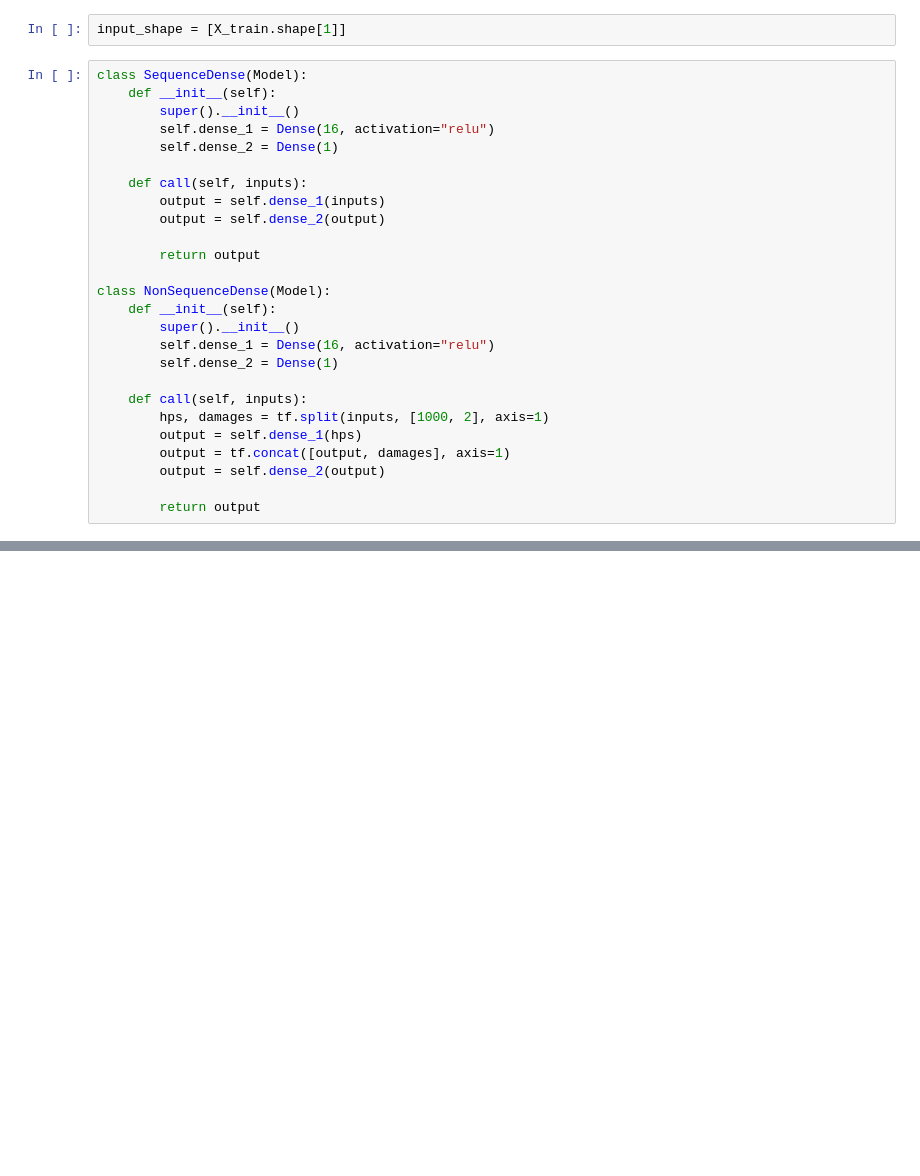
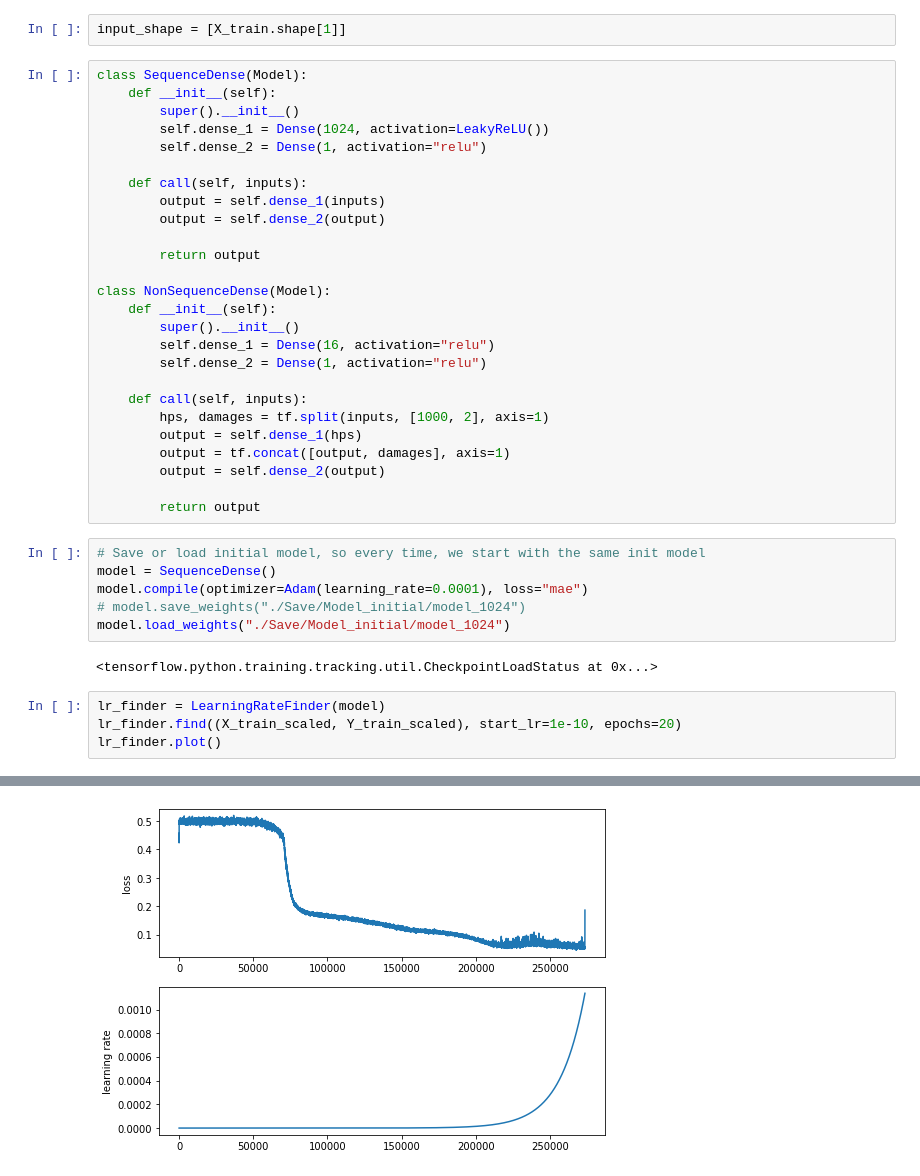
Before and after one commit to TeaKatz/Binary_Search_Optimization, a Jupyter notebook: Predict.ipynb, the cells around one changed output, grey strips where cells are left out. Saved outputs shown, nothing was run; the diff lists cells and outputs as text; blank space fills up the shorter version.

```diff
--- a/Predict.ipynb
+++ b/Predict.ipynb
@@ -107,8 +89,8 @@ input_shape = [X_train.shape[1]]
 class SequenceDense(Model):
     def __init__(self):
         super().__init__()
-        self.dense_1 = Dense(16, activation="relu")
-        self.dense_2 = Dense(1)
+        self.dense_1 = Dense(1024, activation=LeakyReLU())
+        self.dense_2 = Dense(1, activation="relu")
 
     def call(self, inputs):
         output = self.dense_1(inputs)
@@ -120,7 +102,7 @@ class NonSequenceDense(Model):
     def __init__(self):
         super().__init__()
         self.dense_1 = Dense(16, activation="relu")
-        self.dense_2 = Dense(1)
+        self.dense_2 = Dense(1, activation="relu")
 
     def call(self, inputs):
         hps, damages = tf.split(inputs, [1000, 2], axis=1)
@@ -129,3 +111,16 @@ class NonSequenceDense(Model):
         output = self.dense_2(output)
 
         return output
+# %%
+# Save or load initial model, so every time, we start with the same init model
+model = SequenceDense()
+model.compile(optimizer=Adam(learning_rate=0.0001), loss="mae")
+# model.save_weights("./Save/Model_initial/model_1024")
+model.load_weights("./Save/Model_initial/model_1024")
+# %% [output]
+<tensorflow.python.training.tracking.util.CheckpointLoadStatus at 0x...>
+# %%
+lr_finder = LearningRateFinder(model)
+lr_finder.find((X_train_scaled, Y_train_scaled), start_lr=1e-10, epochs=20)
+lr_finder.plot()
+# %% [output]
@@ -131,0 +144 @@ class NonSequenceDense(Model):
+[figure, added]
```
Also changed, not shown: parts of 34 cells of this notebook, 15 other files.
